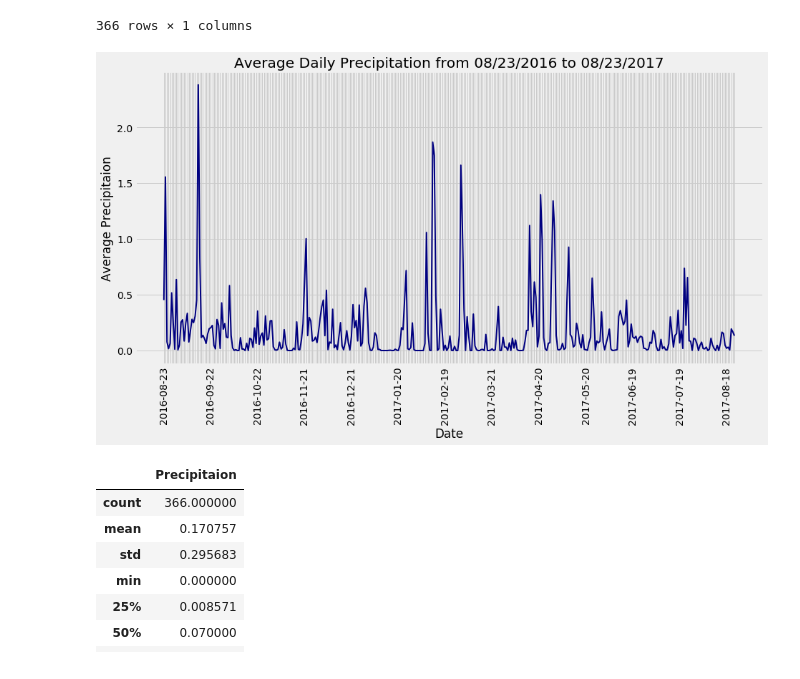
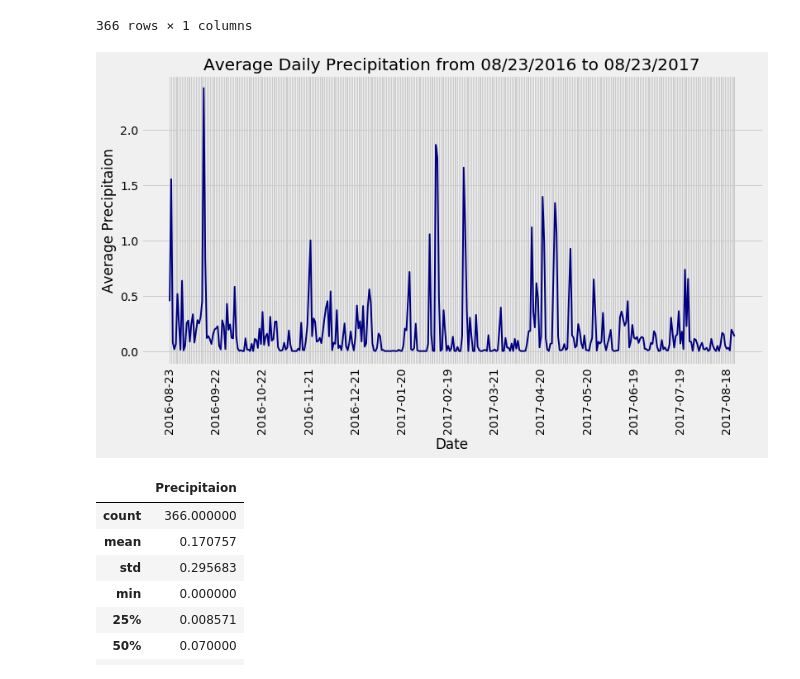
Before and after one commit to bay0624/sqlalchemy-challenge, a Jupyter notebook: climate.ipynb, the cells around one changed output. Saved outputs shown, nothing was run; the diff lists cells and outputs as text; code cells hidden in the pictures.

```diff
--- a/climate.ipynb
+++ b/climate.ipynb
@@ -108,26 +108,26 @@ prcp_daily_avg_df1 = prcp_daily_avg_df.reset_index()
 # %%
 # Use Pandas Plotting with Matplotlib to plot the data (Experimenting with Seaborn)
 import seaborn as sns
 
-plt.figure(figsize=(14,7))
+plt.figure(figsize=(12,6))
 
 plot = sns.lineplot(x=prcp_daily_avg_df1.Date,
                     y=prcp_daily_avg_df.Precipitaion,
                     color="navy", linewidth=2)
 
 for i, j in enumerate(plot.get_xticklabels()):
     if i % 30 == 0:
         j.set_visible(True)
     else:
         j.set_visible(False)
 
 plt.xticks(rotation=90)
 plt.ylabel("Average Precipitaion")
 plt.grid(True)
 plt.title("Average Daily Precipitation from 08/23/2016 to 08/23/2017")
 plt.show()
 # %% [output]
-[figure, old version]
+[figure, new version]
 # %%
 # Use Pandas to calculate the summary statistics for the precipitation data
 prcp_daily_avg_df.describe()
```
Also changed, not shown: parts of 1 cell of this notebook.
